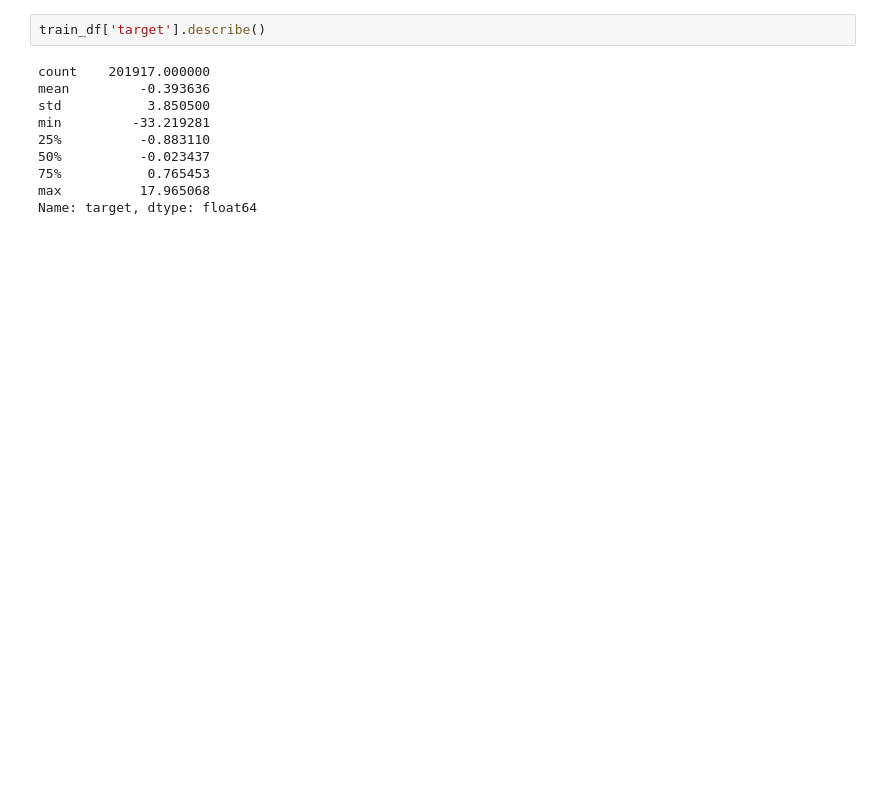
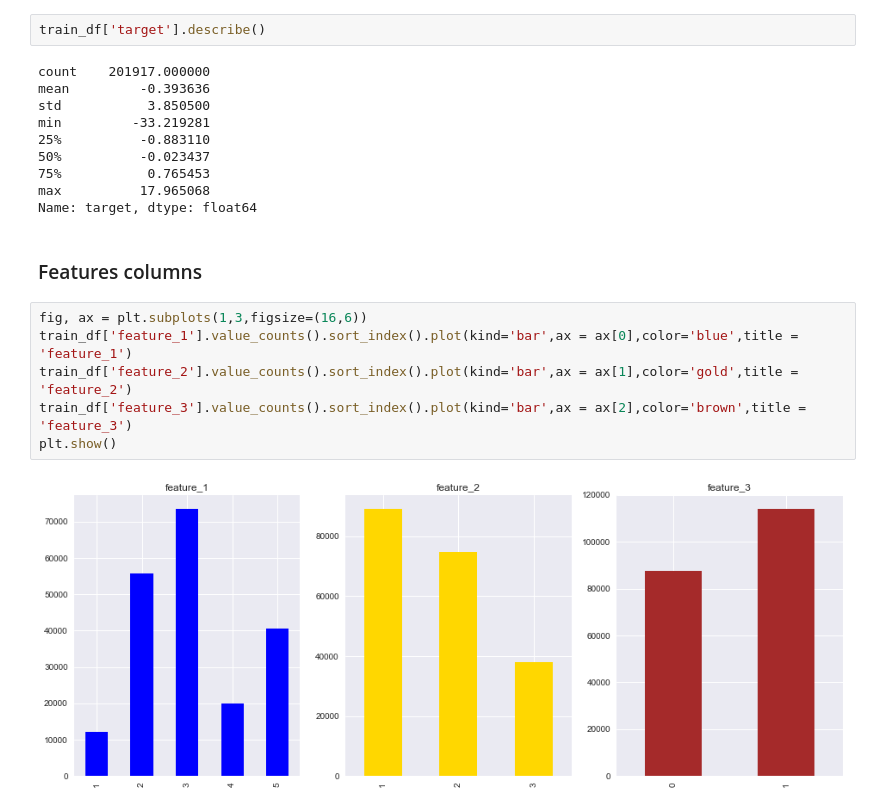
Before and after one commit to cgaoumd/Kaggle--Elo_Loyalty_Score, a Jupyter notebook: EDA_ELO.ipynb, the cells around one changed output. Cells and saved outputs as stored; diff of their text form; blank space fills up the shorter version.

```diff
--- a/EDA_ELO.ipynb
+++ b/EDA_ELO.ipynb
@@ -47,3 +90,13 @@ min         -33.219281
 75%           0.765453
 max          17.965068
 Name: target, dtype: float64
+# %% [markdown]
+### Features columns
+# %%
+fig, ax = plt.subplots(1,3,figsize=(16,6))
+train_df['feature_1'].value_counts().sort_index().plot(kind='bar',ax = ax[0],color='blue',title = 'feature_1')
+train_df['feature_2'].value_counts().sort_index().plot(kind='bar',ax = ax[1],color='gold',title = 'feature_2')
+train_df['feature_3'].value_counts().sort_index().plot(kind='bar',ax = ax[2],color='brown',title = 'feature_3')
+plt.show()
+# %% [output]
+[figure, added]
```
Also changed, not shown: parts of 20 cells of this notebook.
